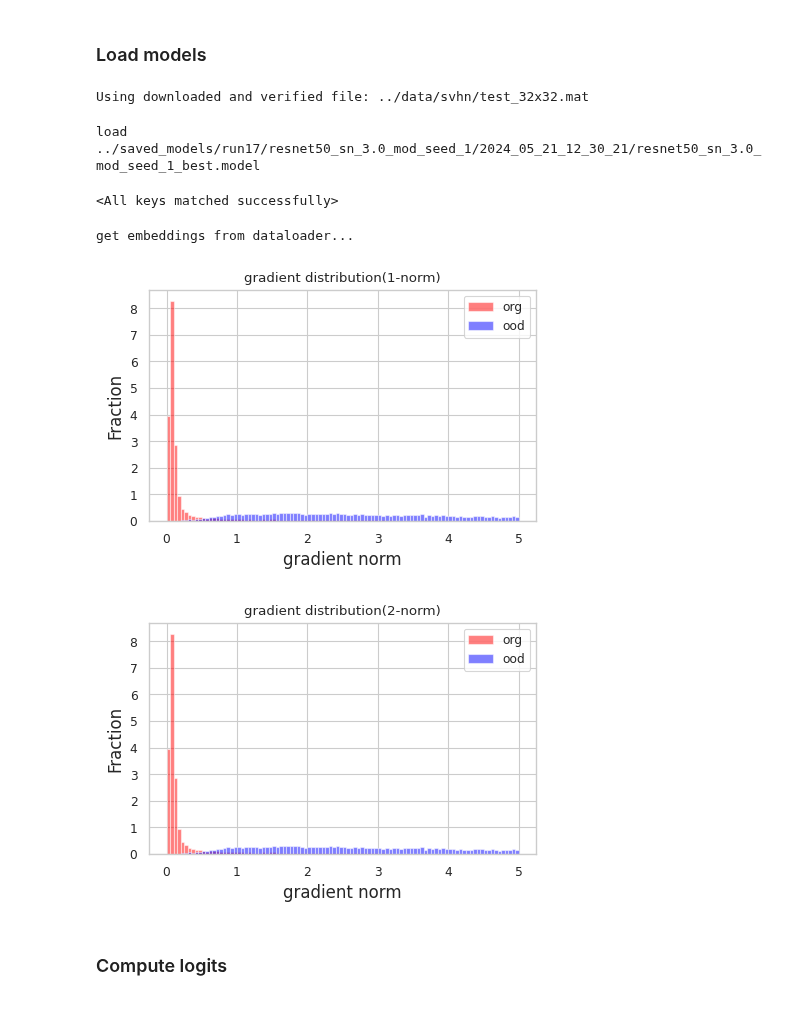
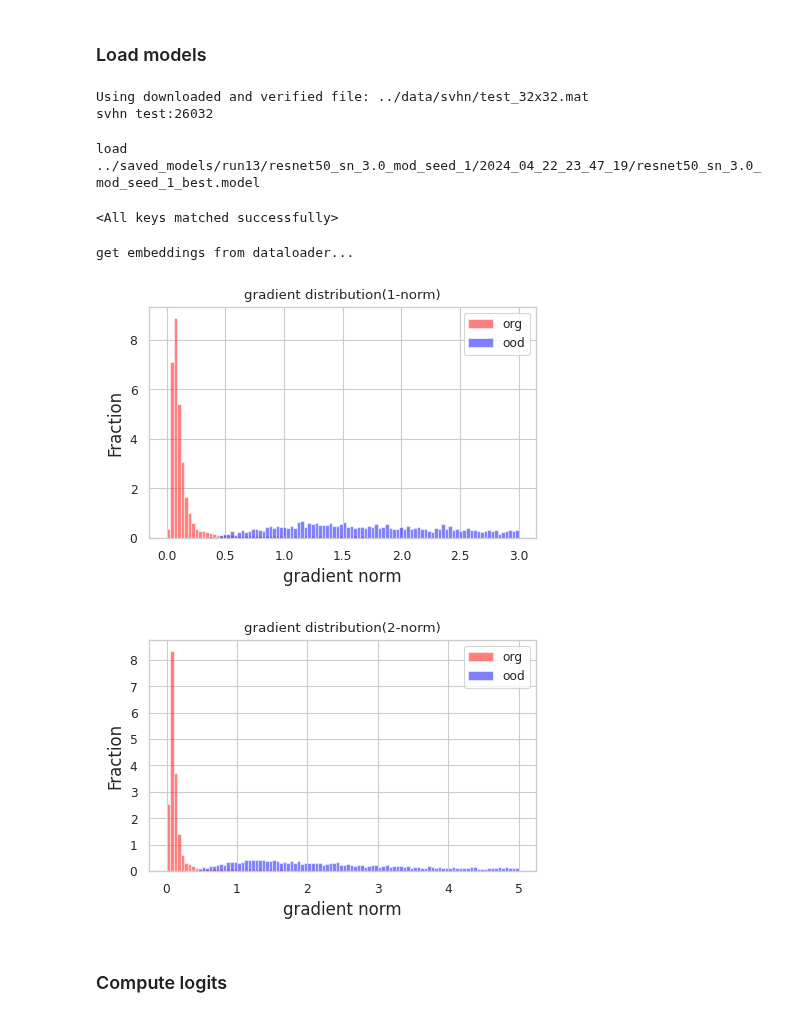
Before and after one commit to buyizhiyou/YYM, a Jupyter notebook: dum/notebooks/statistics_analyse.ipynb, the cells around one changed output. Cells and saved outputs as stored; diff of their text form; code cells hidden in the pictures.

```diff
--- a/dum/notebooks/statistics_analyse.ipynb
+++ b/dum/notebooks/statistics_analyse.ipynb
@@ -32,7 +33,7 @@ from net.wide_resnet import wrn
 from utils.gmm_utils import get_embeddings, gmm_evaluate, gmm_fit, maxp_evaluate, gmm_evaluate_with_perturbation, maxp_evaluate_with_perturbation
 from metrics.uncertainty_confidence import entropy, logsumexp, confidence, sumexp, max
 # %%
-device = torch.device("cuda:0")
+device = torch.device("cuda:1")
 # Dataset params
 dataset_num_classes = {"cifar10": 10, "cifar100": 100, "svhn": 10, "lsun": 10, "tiny_iamgenet": 200}
 
@@ -53,7 +54,7 @@ dataset = "cifar10"
 ood_dataset = "svhn"
 dataset_root = "../data"
 model = "resnet50"
-saved_model_name = "../saved_models/run17/resnet50_sn_3.0_mod_seed_1/2024_05_21_12_30_21/resnet50_sn_3.0_mod_seed_1_best.model"
+saved_model_name = "../saved_models/run13/resnet50_sn_3.0_mod_seed_1/2024_04_22_23_47_19/resnet50_sn_3.0_mod_seed_1_best.model"
 
 # model = "vgg16"
 # saved_model_name = "../saved_models/run17/vgg16_sn_3.0_mod_seed_1/2024_05_27_17_13_18/vgg16_sn_3.0_mod_seed_1_best.model"
@@ -63,6 +64,7 @@ test_loader = dataset_loader[dataset].get_test_loader(root=dataset_root, batch_s
 ood_test_loader = dataset_loader[ood_dataset].get_test_loader(root=dataset_root, batch_size=batch_size)
 # %% [output]
 Using downloaded and verified file: ../data/svhn/test_32x32.mat
+svhn test:26032
 # %%
 train_loader, val_loader = dataset_loader[dataset].get_train_valid_loader(
     root=dataset_root,
@@ -81,9 +83,9 @@ net = models[model](
     temp=1.0,
 ).to(device)
 
-net.load_state_dict(torch.load(str(saved_model_name), map_location=device), strict=False)
+net.load_state_dict(torch.load(str(saved_model_name), map_location=device), strict=True)
 # %% [output]
-load ../saved_models/run17/resnet50_sn_3.0_mod_seed_1/2024_05_21_12_30_21/resnet50_sn_3.0_mod_seed_1_best.model
+load ../saved_models/run13/resnet50_sn_3.0_mod_seed_1/2024_04_22_23_47_19/resnet50_sn_3.0_mod_seed_1_best.model
 <All keys matched successfully>
 # %%
 colors = ['#1f77b4', '#ff7f0e', '#2ca02c', '#d62728', '#9467bd', '#8c564b', '#e377c2', '#7f7f7f', '#bcbd22', '#17becf']
@@ -111,7 +113,7 @@ def plot_density(results, binrange, bins, title, xlabel):
 if not os.path.exists("pngs"):
     os.makedirs("pngs")
 # %%
-embeddings, labels = get_embeddings(
+embeddings, labels,norm = get_embeddings(
     net,
     train_loader,
     num_dim=model_to_num_dim[model],
@@ -142,8 +144,10 @@ def calculate_gradients(
     for data, label in tqdm(loader):
         data = data.to(device)
         label = label.to(device)
+
         data.requires_grad = True  #data.required_grad区分,用required_grad梯度为None
         out = net(data)
+        uniform = torch.ones_like(out).to(device)
         _, pred = torch.max(out, 1)
 
         # #1. 第一种形式loss
@@ -153,8 +157,10 @@ def calculate_gradients(
         # loss = max_log_probs.sum()
 
         # # #2. 第二种形式loss
-        loss = -loss_func(out, pred)
+        loss = loss_func(out, pred)
 
+        ###3.第三种loss
+        # loss = F.kl_div(out.softmax(dim=-1).log(),uniform.softmax(dim=-1), reduction='sum')
 
         net.zero_grad()
         loss.backward()
@@ -185,15 +191,15 @@ ood_gradient_norms = calculate_gradients(
     norm=1.
 )
 # %%
-plot_density([gradient_norms.numpy(), ood_gradient_norms.numpy()], binrange=[0, 5], bins=100, title="gradient distribution(1-norm)", xlabel="gradient norm")
+plot_density([gradient_norms.numpy(), ood_gradient_norms.numpy()], binrange=[0, 3], bins=100, title="gradient distribution(1-norm)", xlabel="gradient norm")
 plt.savefig('pngs/grad_dist.png', bbox_inches='tight')
 # %% [output]
-[figure, old version]
+[figure, new version]
 # %%
 plot_density([gradient_norms.numpy(), ood_gradient_norms.numpy()], binrange=[0, 5], bins=100, title="gradient distribution(2-norm)", xlabel="gradient norm")
 plt.savefig('pngs/grad_dist.png', bbox_inches='tight')
 # %% [output]
-[figure, old version]
+[figure, new version]
 # %% [markdown]
 ### Compute logits
 # %%
```
Also changed, not shown: parts of 1 cell of this notebook, 19 other files.
